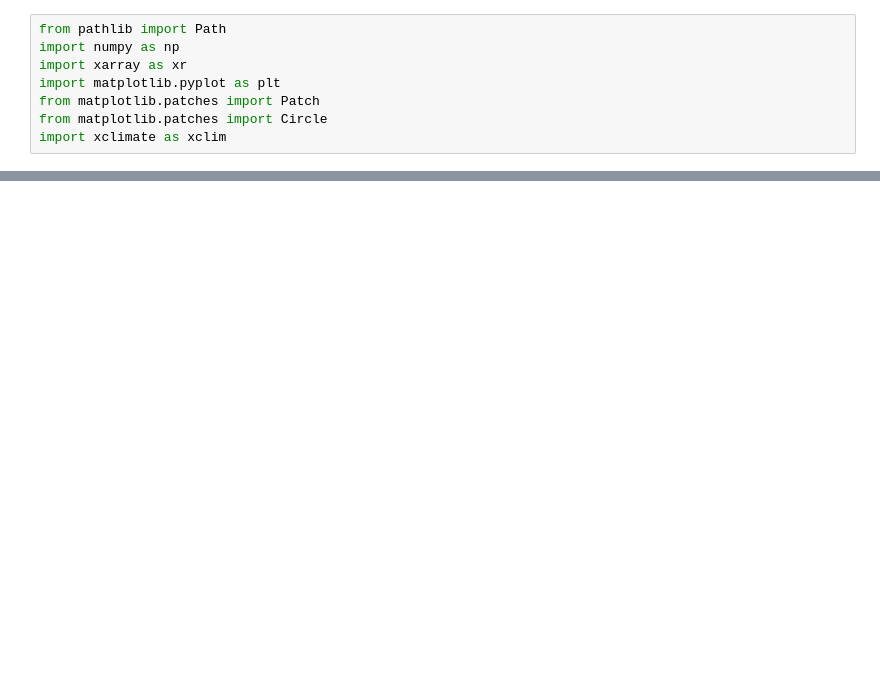
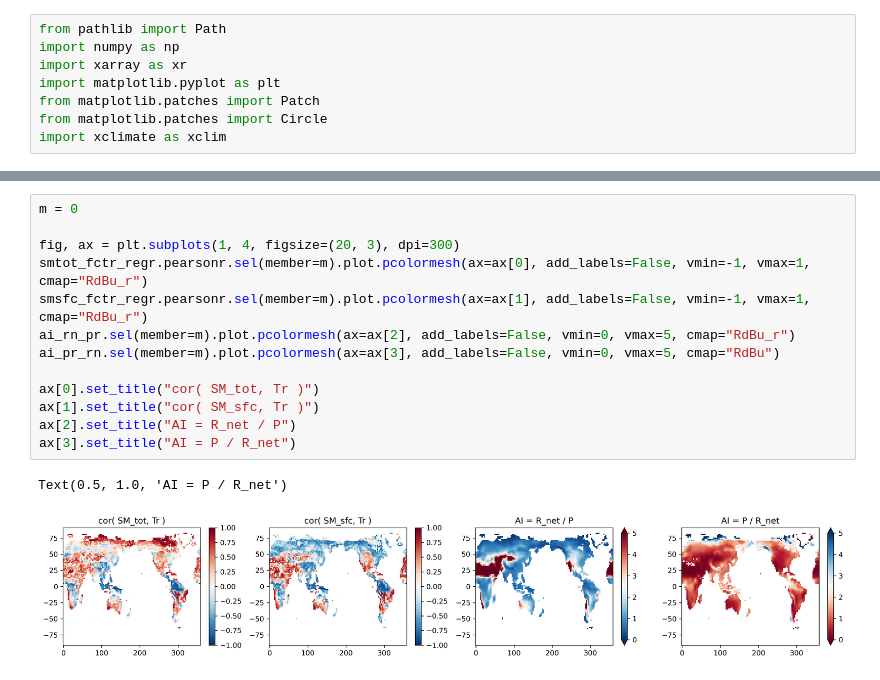
Before and after one commit to bbuchovecky/et_controls, a Jupyter notebook: ecohydro-index-bin.ipynb, the cells around one changed output, grey strips where cells are left out. Saved outputs shown, nothing was run; the diff lists cells and outputs as text; blank space fills up the shorter version.

```diff
--- a/ecohydro-index-bin.ipynb
+++ b/ecohydro-index-bin.ipynb
@@ -8,0 +217,16 @@ import xclimate as xclim
+# %%
+m = 0
+
+fig, ax = plt.subplots(1, 4, figsize=(20, 3), dpi=300)
+smtot_fctr_regr.pearsonr.sel(member=m).plot.pcolormesh(ax=ax[0], add_labels=False, vmin=-1, vmax=1, cmap="RdBu_r")
+smsfc_fctr_regr.pearsonr.sel(member=m).plot.pcolormesh(ax=ax[1], add_labels=False, vmin=-1, vmax=1, cmap="RdBu_r")
+ai_rn_pr.sel(member=m).plot.pcolormesh(ax=ax[2], add_labels=False, vmin=0, vmax=5, cmap="RdBu_r")
+ai_pr_rn.sel(member=m).plot.pcolormesh(ax=ax[3], add_labels=False, vmin=0, vmax=5, cmap="RdBu")
+
+ax[0].set_title("cor( SM_tot, Tr )")
+ax[1].set_title("cor( SM_sfc, Tr )")
+ax[2].set_title("AI = R_net / P")
+ax[3].set_title("AI = P / R_net")
+# %% [output]
+Text(0.5, 1.0, 'AI = P / R_net')
+[figure, added]
```
Also changed, not shown: parts of 47 cells of this notebook, 38 other files.
